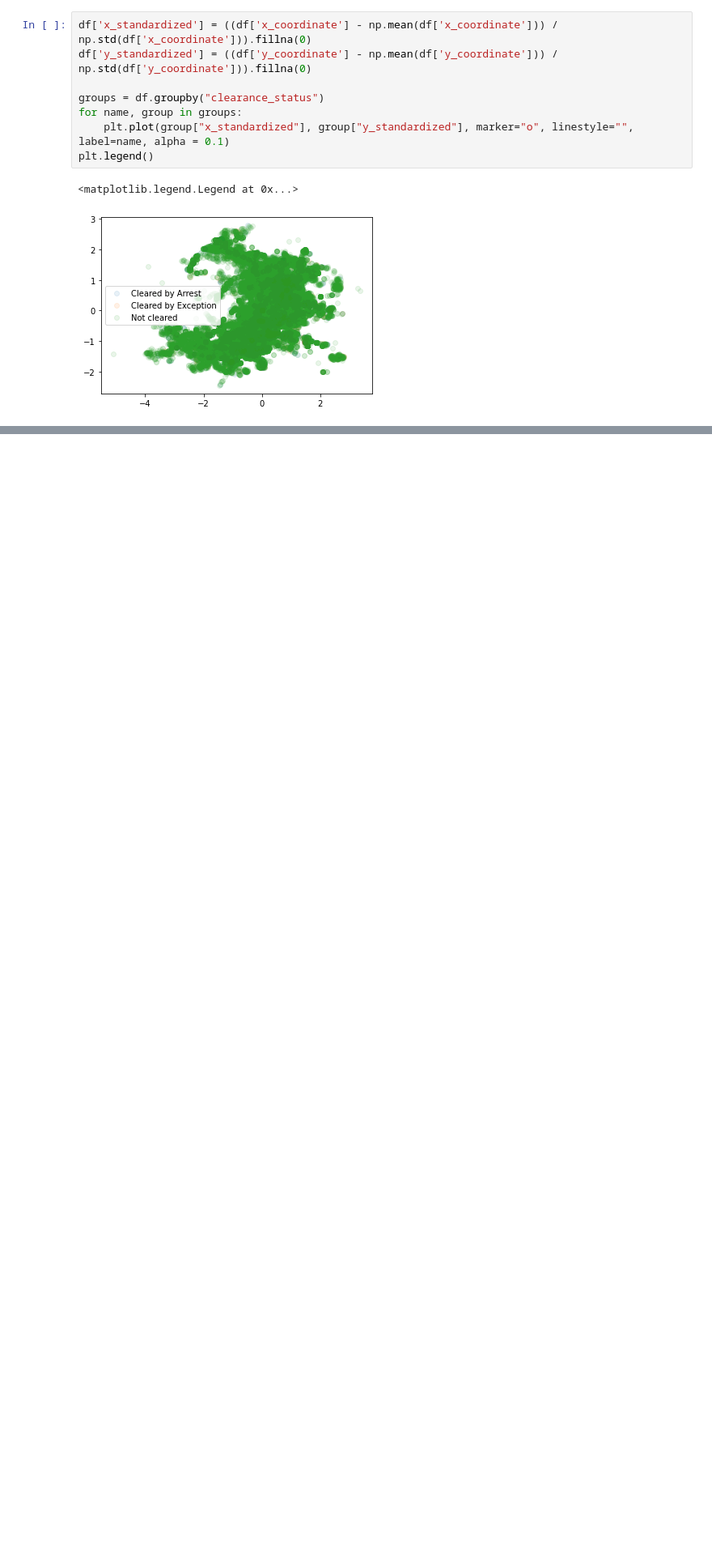
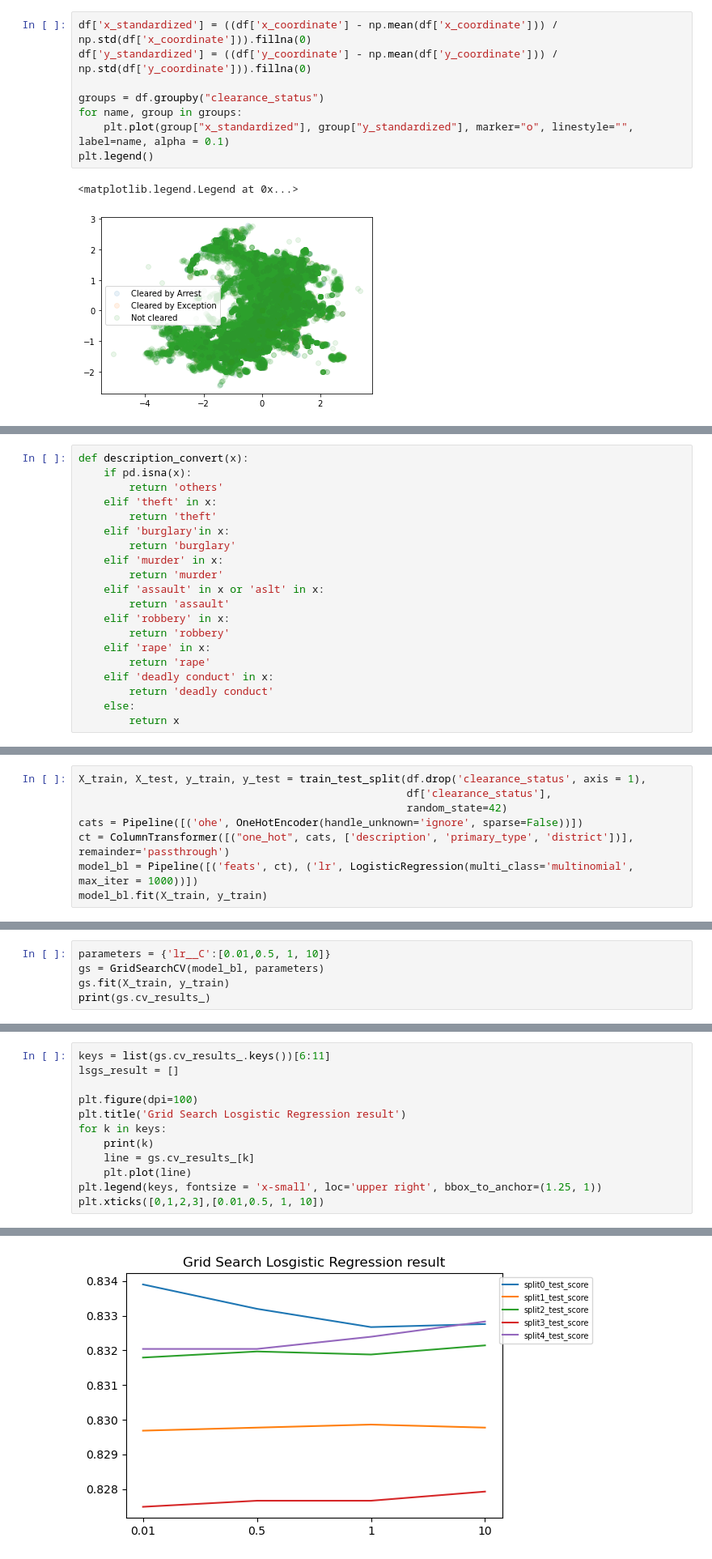
Before and after one commit to COGS118A/Group042-Sp22, a Jupyter notebook: Checkpoint_group042.ipynb, the cells around one changed output, grey strips where cells are left out. Shown at 81% size. Drawn from its saved outputs; the diff is of its cells as text; blank space fills up the shorter version.

Commit message:
baseline model

```diff
--- a/Checkpoint_group042.ipynb
+++ b/Checkpoint_group042.ipynb
@@ -460,0 +486,20 @@ plt.legend()
+# %%
+def description_convert(x):
+    if pd.isna(x):
+        return 'others'
+    elif 'theft' in x:
+        return 'theft'
+    elif 'burglary'in x:
+        return 'burglary'
+    elif 'murder' in x:
+        return 'murder'
+    elif 'assault' in x or 'aslt' in x:
+        return 'assault'
+    elif 'robbery' in x:
+        return 'robbery'
+    elif 'rape' in x:
+        return 'rape'
+    elif 'deadly conduct' in x:
+        return 'deadly conduct'
+    else:
+        return x
@@ -460,0 +536,8 @@ plt.legend()
+# %%
+X_train, X_test, y_train, y_test = train_test_split(df.drop('clearance_status', axis = 1),
+                                                    df['clearance_status'],
+                                                    random_state=42)
+cats = Pipeline([('ohe', OneHotEncoder(handle_unknown='ignore', sparse=False))])
+ct = ColumnTransformer([("one_hot", cats, ['description', 'primary_type', 'district'])], remainder='passthrough')
+model_bl = Pipeline([('feats', ct), ('lr', LogisticRegression(multi_class='multinomial', max_iter = 1000))])
+model_bl.fit(X_train, y_train)
@@ -460,0 +564,5 @@ plt.legend()
+# %%
+parameters = {'lr__C':[0.01,0.5, 1, 10]}
+gs = GridSearchCV(model_bl, parameters)
+gs.fit(X_train, y_train)
+print(gs.cv_results_)
@@ -460,0 +582,13 @@ plt.legend()
+# %%
+keys = list(gs.cv_results_.keys())[6:11]
+lsgs_result = []
+
+plt.figure(dpi=100)
+plt.title('Grid Search Losgistic Regression result')
+for k in keys:
+    print(k)
+    line = gs.cv_results_[k]
+    plt.plot(line)
+plt.legend(keys, fontsize = 'x-small', loc='upper right', bbox_to_anchor=(1.25, 1))
+plt.xticks([0,1,2,3],[0.01,0.5, 1, 10])
+# %% [output]
@@ -460,0 +605 @@ plt.legend()
+[figure, added]
```
Also changed, not shown: parts of 14 cells of this notebook.
